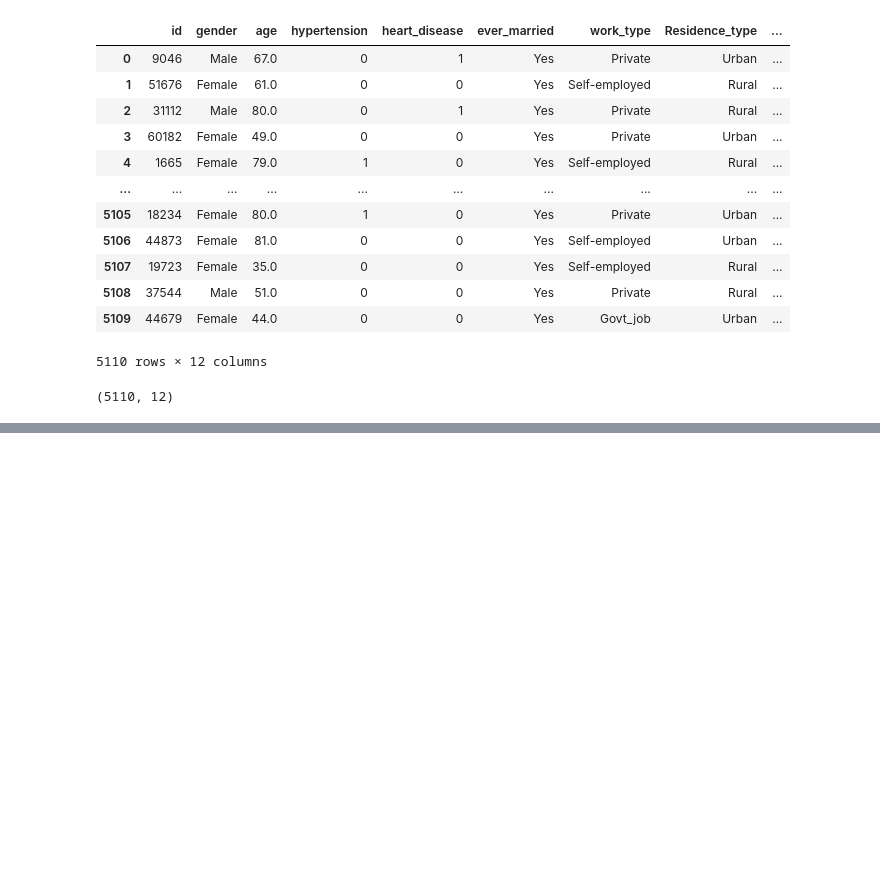
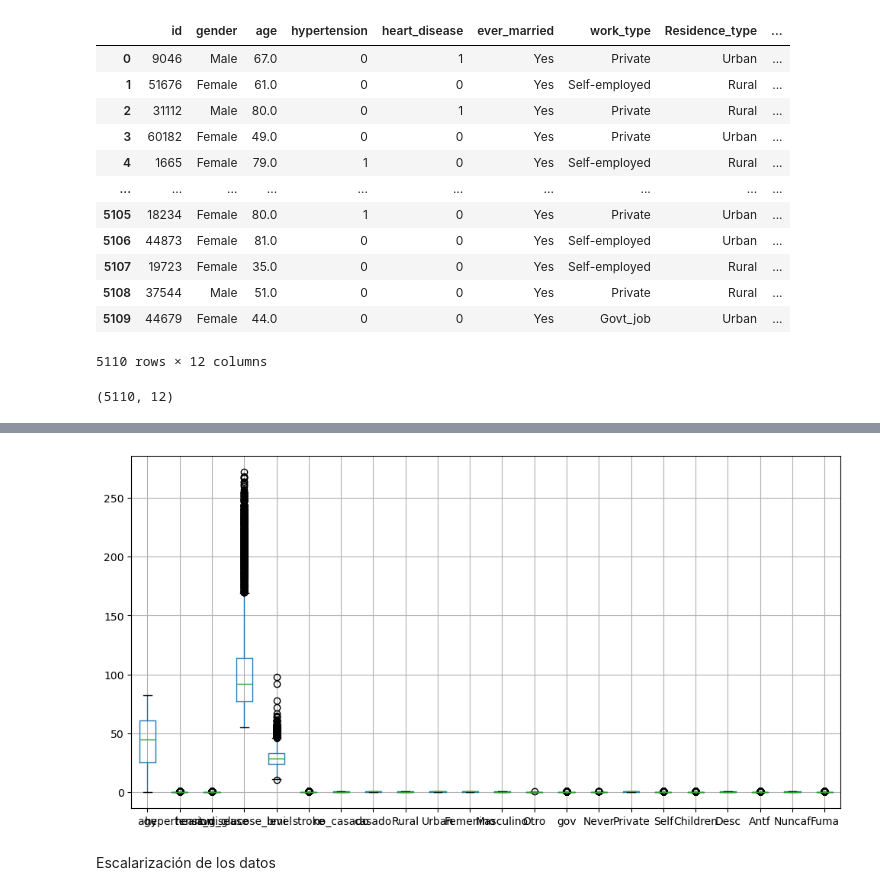
Before and after one commit to magistercienciadatos/Semana1, a Jupyter notebook: tarea1.ipynb, the cells around one changed output, grey strips where cells are left out. Drawn from its saved outputs; the diff is of its cells as text; code cells hidden in the pictures; blank space fills up the shorter version.

```diff
--- a/tarea1.ipynb
+++ b/tarea1.ipynb
@@ -47,0 +381,7 @@ df.shape
+# %%
+a = df['bmi']
+prom_a = a.mean()
+# %%
+diccionario = {'bmi':prom_a}
+# %%
+df = df.fillna(diccionario)
@@ -47,0 +408,2 @@ df.shape
+# %%
+df = df.drop(columns=['id'])
@@ -47,0 +420,8 @@ df.shape
+# %%
+import matplotlib.pyplot as plt
+df.boxplot(figsize=(12, 6))
+plt.show()
+# %% [output]
+[figure, added]
+# %% [markdown]
+Escalarización de los datos
```
Also changed, not shown: parts of 35 cells of this notebook, 1 other file.
